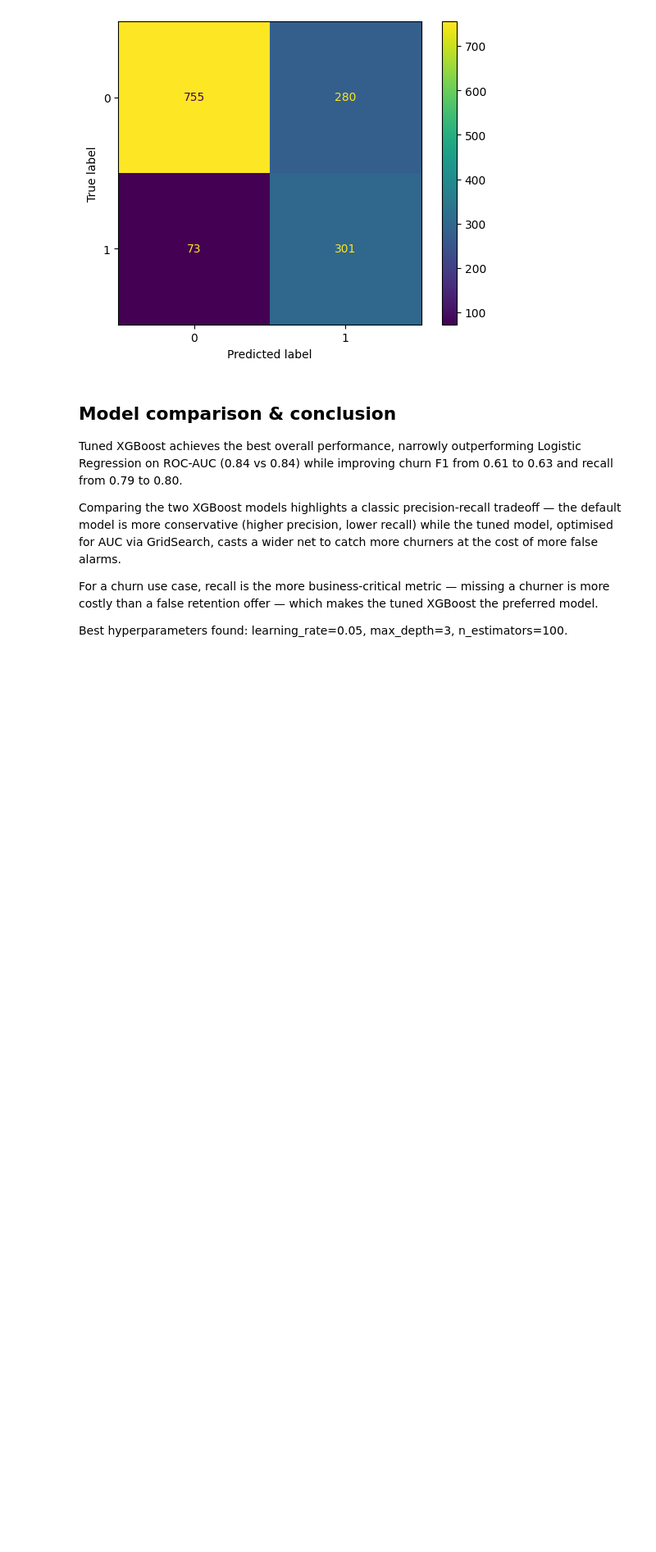
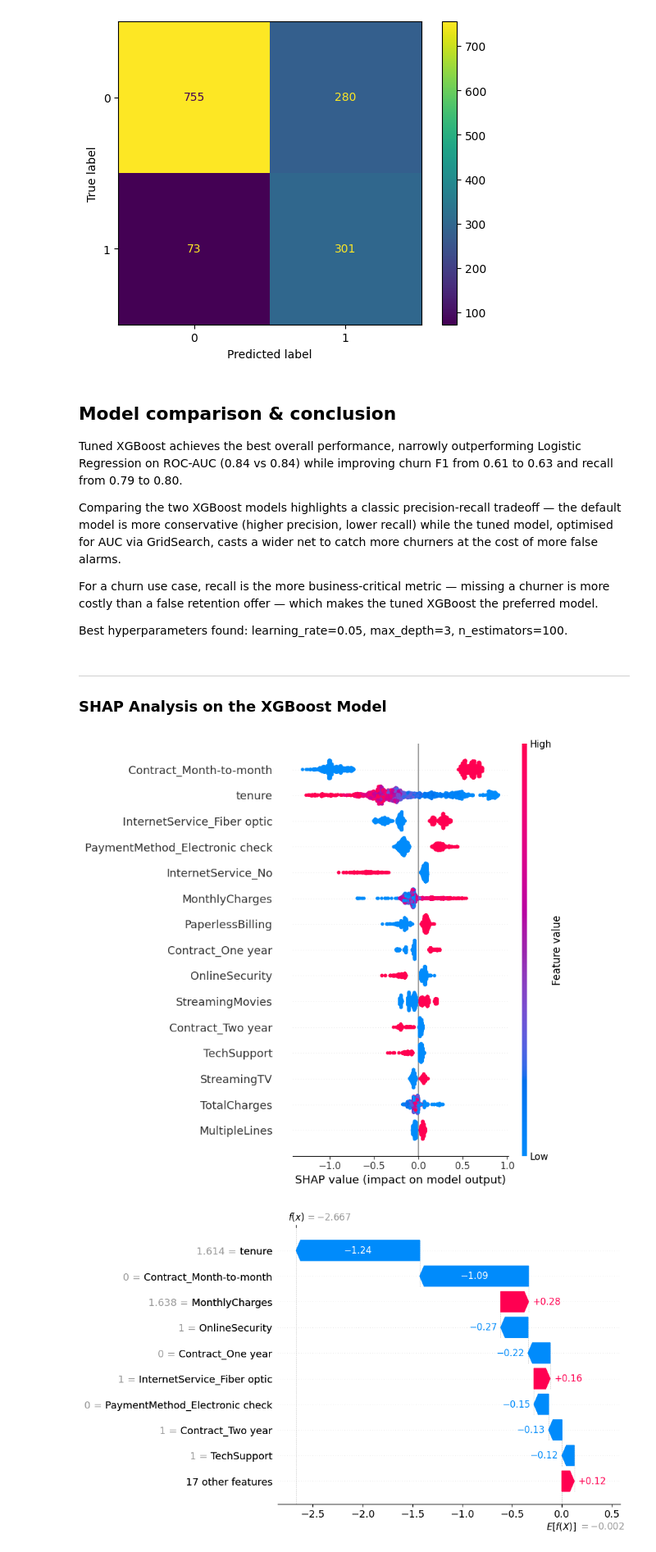
Before and after one commit to Syed-AbdulMoeed/churn-prediction-pipeline, a Jupyter notebook: notebooks/03_modelling.ipynb, the cells around one changed output. Shown at 82% size. Saved outputs shown, nothing was run; the diff lists cells and outputs as text; code cells hidden in the pictures; blank space fills up the shorter version.

Commit message:
Started SHAP Analysis

```diff
--- a/notebooks/03_modelling.ipynb
+++ b/notebooks/03_modelling.ipynb
@@ -209,3 +210,19 @@ churner is more costly than a false retention offer — which makes the tuned
 XGBoost the preferred model.
 
 Best hyperparameters found: learning_rate=0.05, max_depth=3, n_estimators=100.
+# %% [markdown]
+---
+### SHAP Analysis on the XGBoost Model
+# %%
+# Build explainer on the tweaked model
+explainer = shap.TreeExplainer(best_xgb)
+shap_values = explainer(X_test)
+
+# Plot 1 — Global feature importance
+shap.summary_plot(shap_values, X_test, max_display=15)
+
+# Plot 2 — Single customer waterfall (first customer in test set)
+shap.plots.waterfall(shap_values[0])
+# %% [output]
+[figure, added]
+[figure, added]
```
Also changed, not shown: parts of 1 cell of this notebook.
